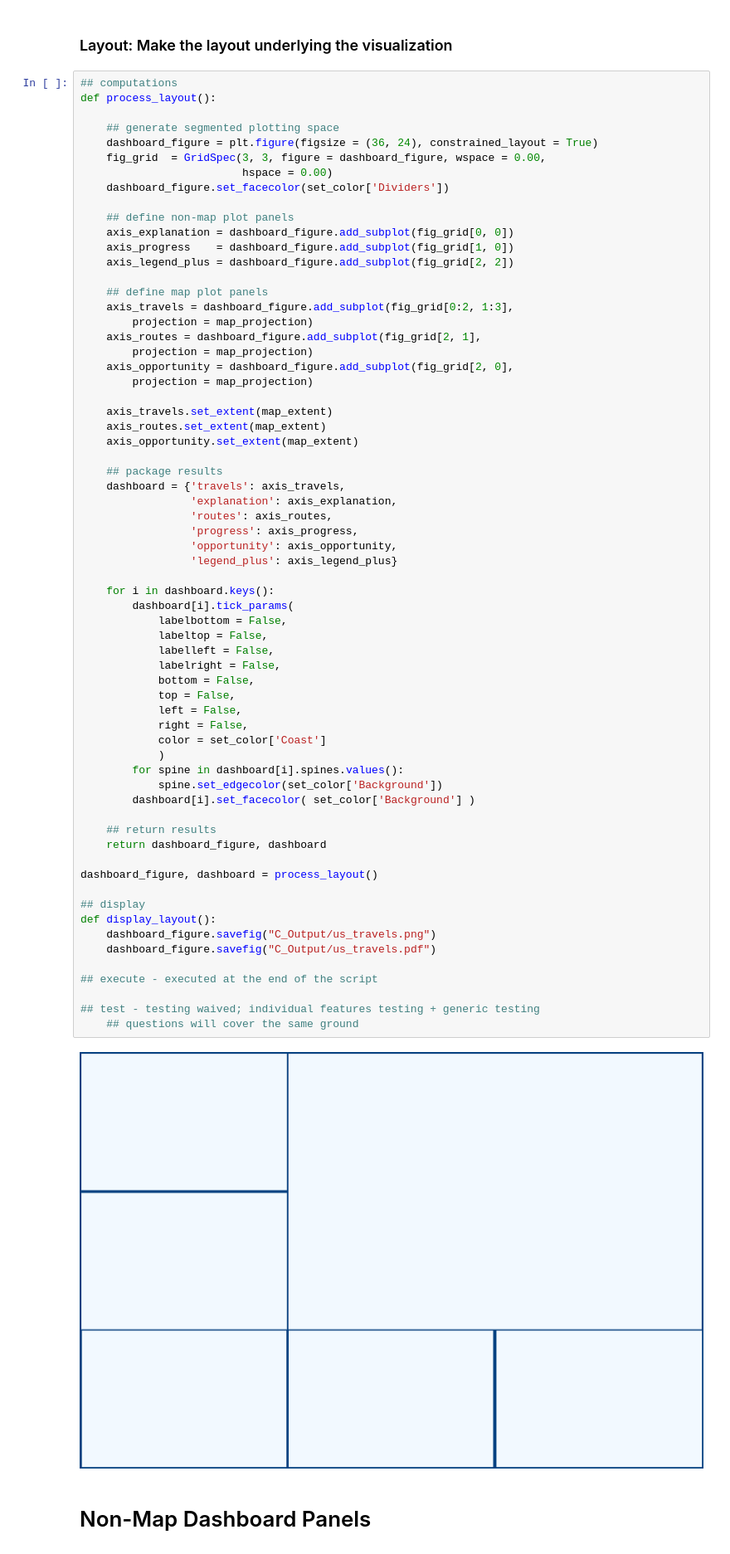
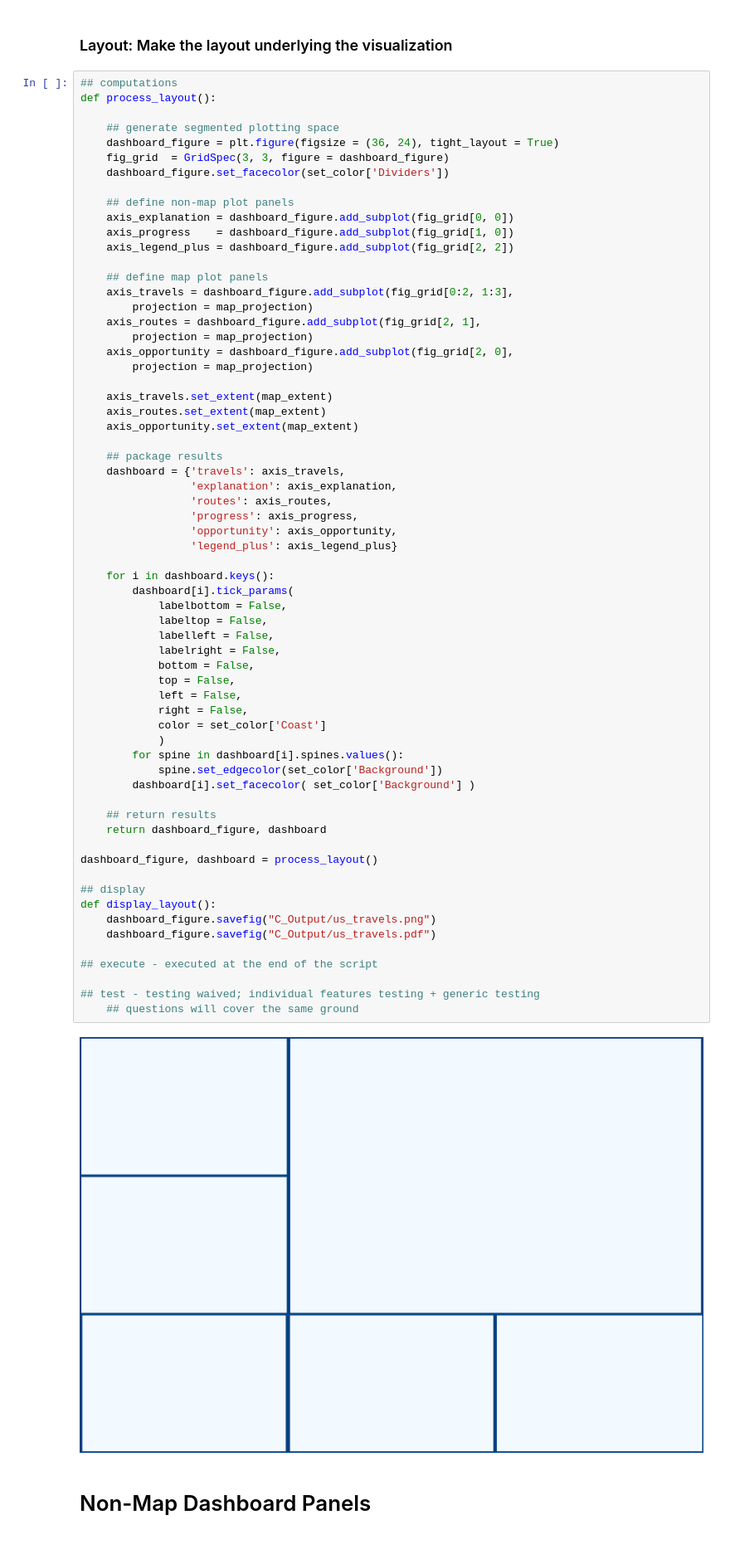
Before and after one commit to sjoshuam/us_travels, a Jupyter notebook: 1_travel_dashboard.ipynb, the cells around one changed output. Shown: that part at 83% size. Saved outputs shown, nothing was run; the diff lists cells and outputs as text.

```diff
--- a/1_travel_dashboard.ipynb
+++ b/1_travel_dashboard.ipynb
@@ -398,9 +398,8 @@ def test_style():
 def process_layout():
 
     ## generate segmented plotting space
-    dashboard_figure = plt.figure(figsize = (36, 24), constrained_layout = True)
-    fig_grid  = GridSpec(3, 3, figure = dashboard_figure, wspace = 0.00,
-                         hspace = 0.00)
+    dashboard_figure = plt.figure(figsize = (36, 24), tight_layout = True)
+    fig_grid  = GridSpec(3, 3, figure = dashboard_figure)
     dashboard_figure.set_facecolor(set_color['Dividers'])
 
     ## define non-map plot panels
@@ -432,34 +431,34 @@ def process_layout():
         dashboard[i].tick_params(
             labelbottom = False,
             labeltop = False,
             labelleft = False,
             labelright = False,
             bottom = False,
             top = False,
             left = False,
             right = False,
             color = set_color['Coast']
             )
         for spine in dashboard[i].spines.values():
             spine.set_edgecolor(set_color['Background'])
         dashboard[i].set_facecolor( set_color['Background'] )
 
     ## return results
     return dashboard_figure, dashboard
 
 dashboard_figure, dashboard = process_layout()
 
 ## display
 def display_layout():
     dashboard_figure.savefig("C_Output/us_travels.png")
     dashboard_figure.savefig("C_Output/us_travels.pdf")
 
 ## execute - executed at the end of the script
 
 ## test - testing waived; individual features testing + generic testing
     ## questions will cover the same ground
 # %% [output]
-[figure, old version]
+[figure, new version]
 # %% [markdown]
 # Non-Map Dashboard Panels
 # %% [markdown]
```
Also changed, not shown: parts of 2 cells of this notebook, 3 other files.
